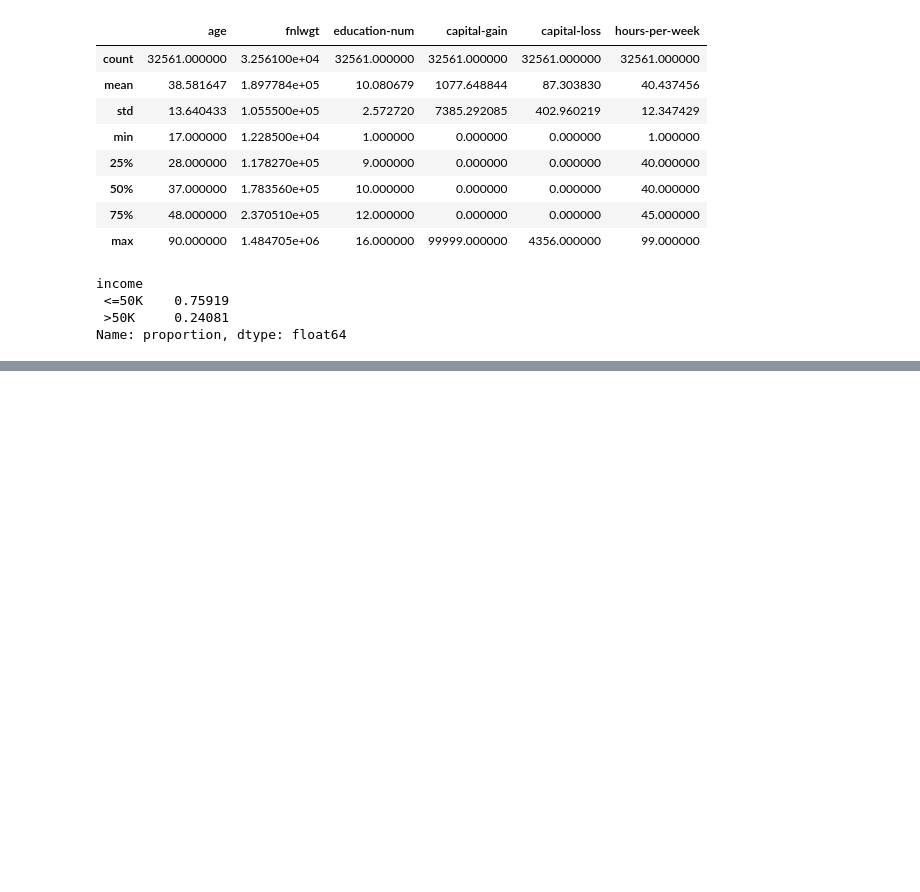
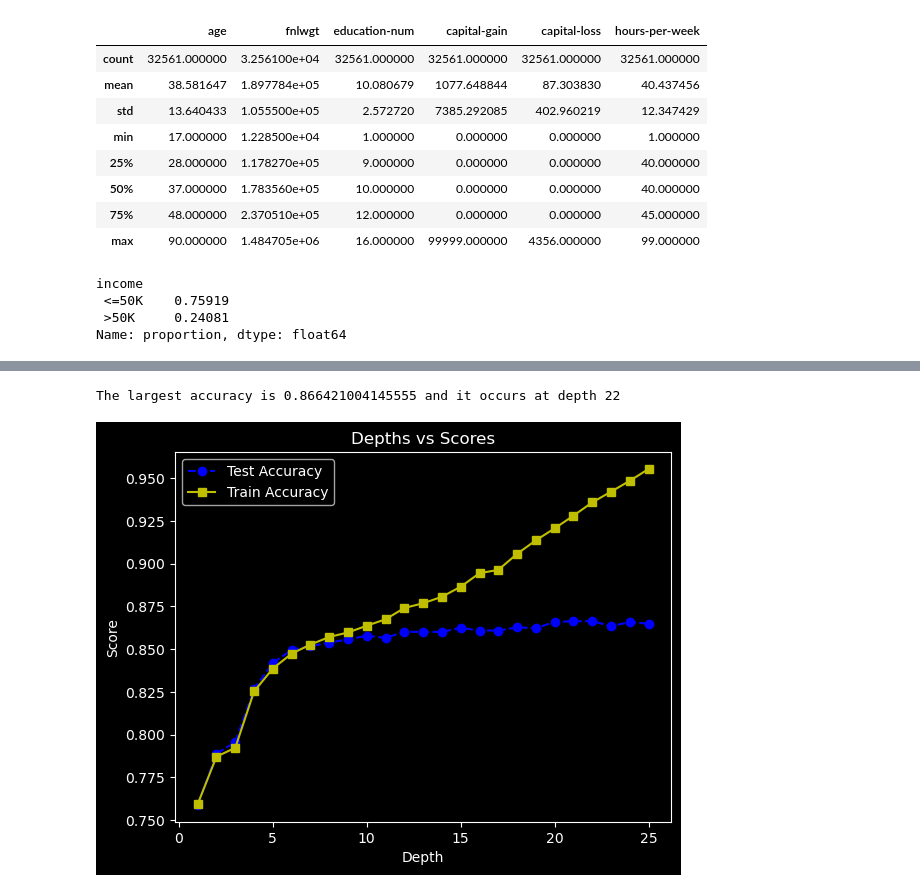
Before and after one commit to awkwardarm/Codecademy-Projects, a Jupyter notebook: Random Forests Project/Random Forests Project.ipynb, the cells around one changed output, grey strips where cells are left out. Saved outputs shown, nothing was run; the diff lists cells and outputs as text; code cells hidden in the pictures; blank space fills up the shorter version.

Commit message:
finished random forests project

```diff
--- a/Random Forests Project/Random Forests Project.ipynb
+++ b/Random Forests Project/Random Forests Project.ipynb
@@ -130,5 +95,34 @@ Baseline accuracy score: 0.8590511285122063
 # %%
 #Tune the hyperparameter max_depth over a range from 1-25, save scores for test and train set
-np.random.seed(0)
-accuracy_train=[]
+
+# Create empty lists for scores
+accuracy_train = []
 accuracy_test = []
+
+# Iterate through depths between 1 and 25 and append scores to lists
+for depth in range(1,26):
+    rf = RandomForestClassifier(max_depth=depth)
+    rf.fit(x_train, y_train)
+    accuracy_train.append(rf.score(x_train, y_train))
+    accuracy_test.append(rf.score(x_test, y_test))
+# %%
+# Find the largest accuracy and the depth this occurs on the test data.
+largest_accuracy = max(accuracy_test)
+best_depth = accuracy_test.index(largest_accuracy) + 1 # +1 account for index starting at 0
+
+print(f'The largest accuracy is {largest_accuracy} and it occurs at depth {best_depth}')
+# %% [output]
+The largest accuracy is 0.866421004145555 and it occurs at depth 22
+# %%
+# Plot the training and test accuracy of the models versus the max_depth
+x_depths = [x for x in range(1, 26)]
+
+plt.plot(x_depths, accuracy_test, 'bo--')
+plt.plot(x_depths, accuracy_train, 'ys-')
+plt.legend(['Test Accuracy', 'Train Accuracy'])
+plt.title('Depths vs Scores')
+plt.xlabel('Depth')
+plt.ylabel('Score')
+plt.show()
+# %% [output]
+[figure, added]
```
Also changed, not shown: parts of 9 cells of this notebook.
